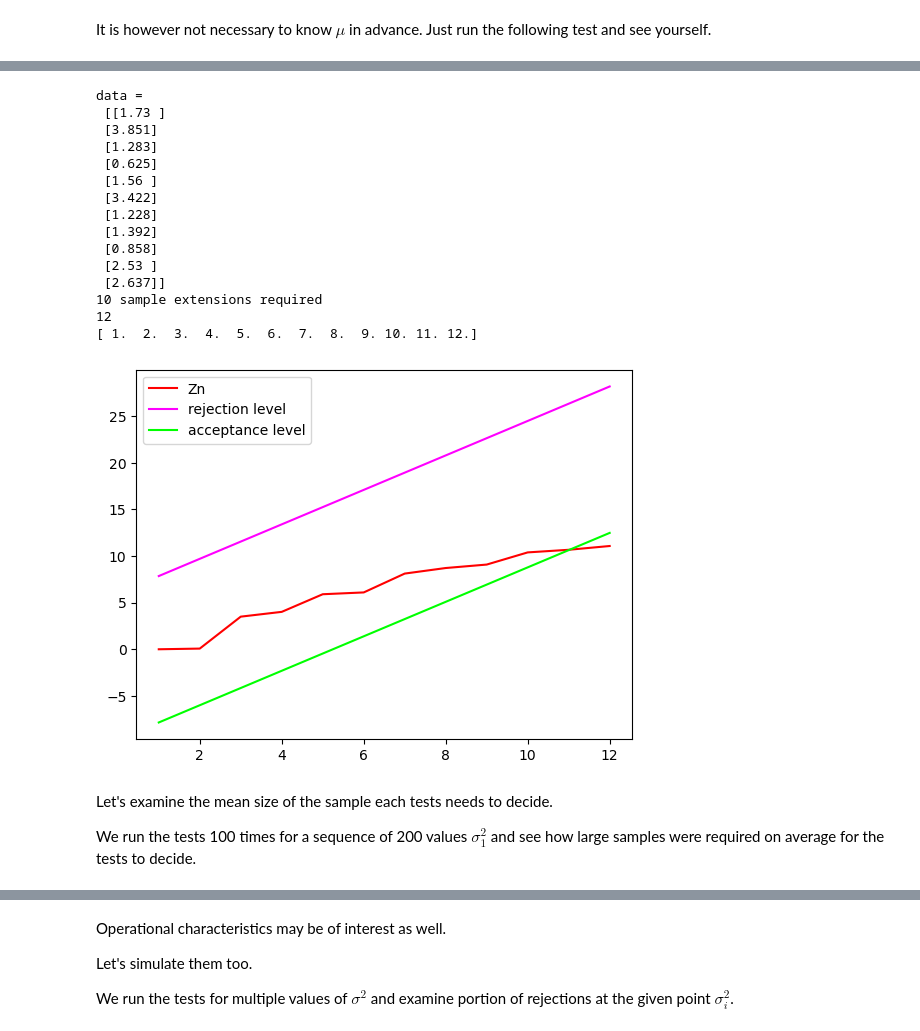
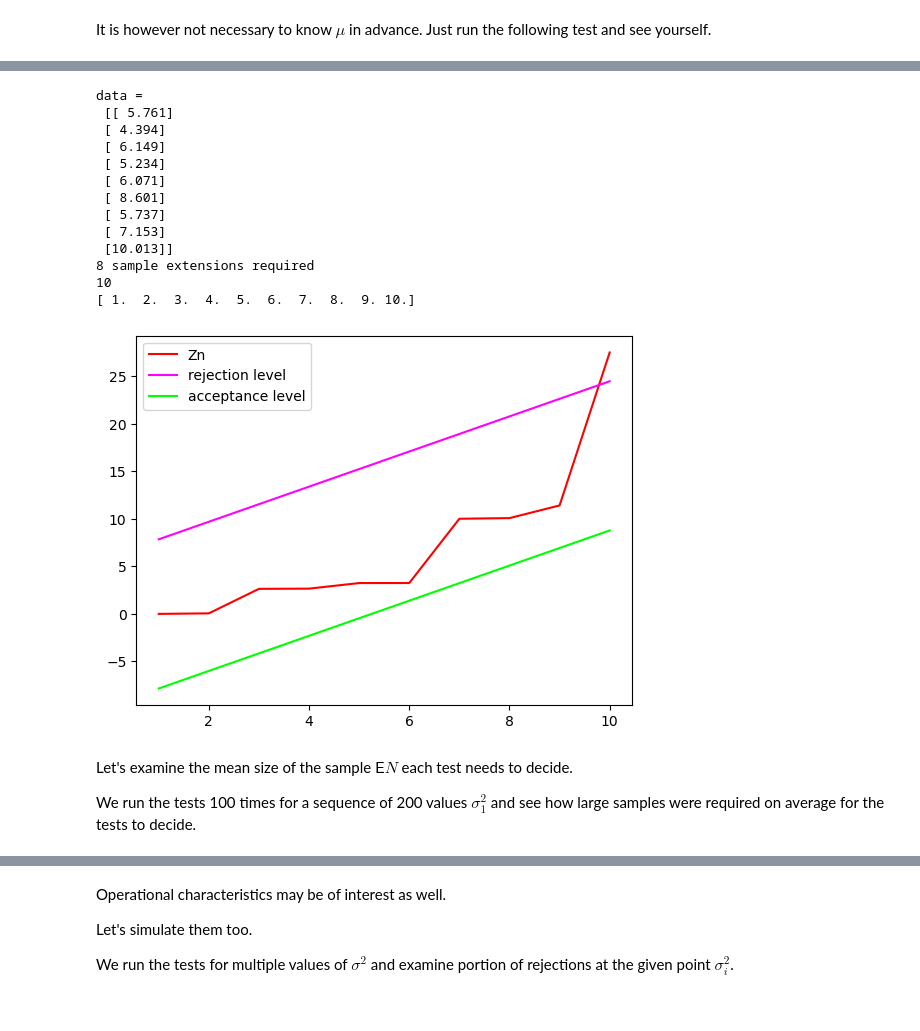
Before and after one commit to PrinceOfCzechia/sequential-test-sim, a Jupyter notebook: notebook2.ipynb, the cells around one changed output, grey strips where cells are left out. Drawn from its saved outputs; the diff is of its cells as text; code cells hidden in the pictures.

```diff
--- a/notebook2.ipynb
+++ b/notebook2.ipynb
@@ -181,52 +183,52 @@ beta = 0.05
 sigma0 = 1
 sigma2 = 2
 
 a = math.log( (1-beta) / alpha )
 b = math.log( beta / (1-alpha) )
 ha = 2*a / ( 1/sigma0 - 1/sigma1 )
 hb = 2*b / ( 1/sigma0 - 1/sigma1 )
 s = 2*math.log( math.sqrt(sigma1/sigma0) ) / ( 1/sigma0 - 1/sigma1 )
 
-
-testN1_plot( ha, hb, s, mu, sigma = 1, n = 1, verbose = True )
+###
+# tweek sigma for different progressions
+###
+testN1_plot( ha, hb, s, mu, sigma = 2, n = 1, verbose = True )
 
 lower_trim_index = np.argmax(np.isnan(arr_lower))
 upper_trim_index = np.argmax(np.isnan(arr_upper))
 Z_trim_index = np.argmax(np.isnan(arr_Z))
 
 trim_index = np.argmax( arr_lower == 0 )
 arr_upper = arr_upper[ :trim_index ]
 arr_lower = arr_lower[ :trim_index ]
 arr_Z = arr_Z[ :trim_index ]
 print(len(arr_Z))
 arr_n = np.linspace( 1, len(arr_Z), len(arr_Z) )
 print(arr_n)
 
 plt.plot( arr_n, arr_Z, label = 'Zn', color = 'red' )
 plt.plot( arr_n, arr_upper, label = 'rejection level', color = 'magenta' )
 plt.plot( arr_n, arr_lower, label = 'acceptance level', color = 'lime' )
 plt.legend()
 
 plt.show()
 # %% [output]
 data =
- [[1.73 ]
- [3.851]
- [1.283]
- [0.625]
- [1.56 ]
- [3.422]
- [1.228]
- [1.392]
- [0.858]
- [2.53 ]
- [2.637]]
-10 sample extensions required
-12
-[ 1.  2.  3.  4.  5.  6.  7.  8.  9. 10. 11. 12.]
+ [[ 5.761]
+ [ 4.394]
+ [ 6.149]
+ [ 5.234]
+ [ 6.071]
+ [ 8.601]
+ [ 5.737]
+ [ 7.153]
+ [10.013]]
+8 sample extensions required
+10
+[ 1.  2.  3.  4.  5.  6.  7.  8.  9. 10.]
-[figure, old version]
+[figure, new version]
 # %% [markdown]
-Let's examine the mean size of the sample each tests needs to decide.
+Let's examine the mean size of the sample $\mathsf{E}N$ each test needs to decide.
 
 We run the tests 100 times for a sequence of 200 values $\sigma_1^2$ and see how large samples were required on average for the tests to decide.
 # %%
```
Also changed, not shown: parts of 18 cells of this notebook.
